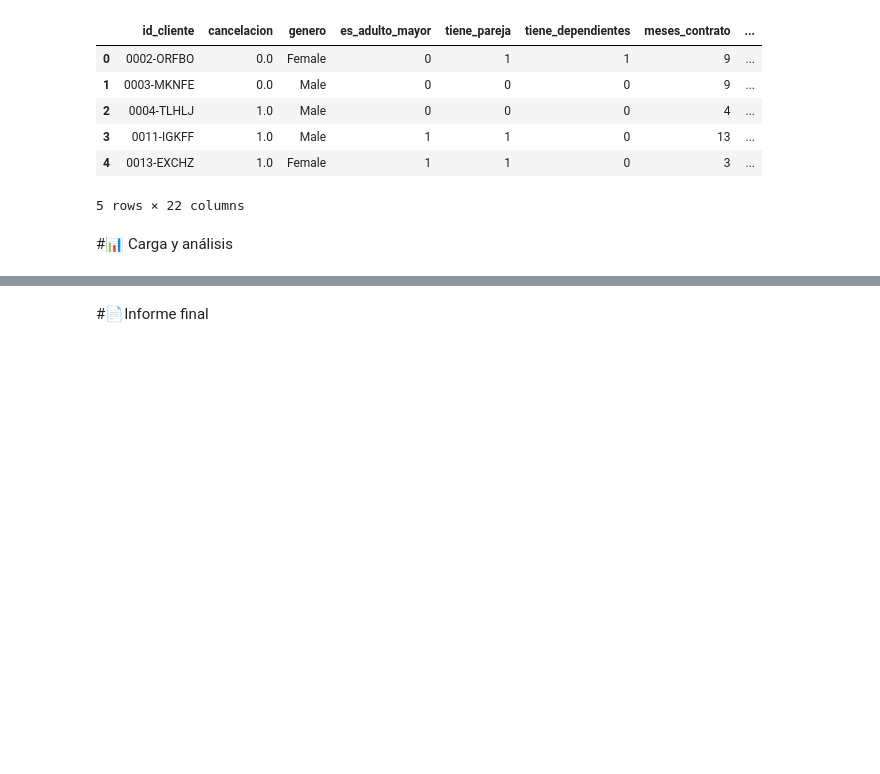
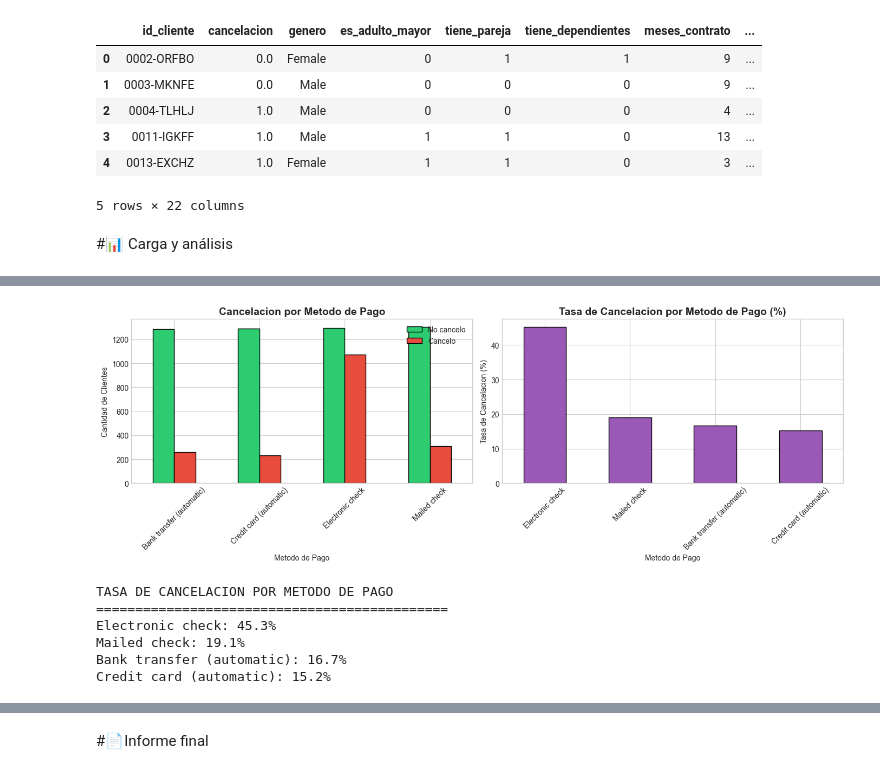
Before and after one commit to vinsmake/telecomx, a Jupyter notebook: TelecomX_LATAM.ipynb, the cells around one changed output, grey strips where cells are left out. Drawn from its saved outputs; the diff is of its cells as text; code cells hidden in the pictures; blank space fills up the shorter version.

```diff
--- a/TelecomX_LATAM.ipynb
+++ b/TelecomX_LATAM.ipynb
@@ -374,0 +528,39 @@ MUESTRA DE LOS PRIMEROS REGISTROS
+# %%
+# ============================================
+# 3.4 Analisis de cancelacion por metodo de pago
+# ============================================
+
+fig, axes = plt.subplots(1, 2, figsize=(14, 5))
+
+# Cancelacion por metodo de pago
+pago_churn = df_limpio.groupby(['metodo_pago', 'cancelacion']).size().unstack(fill_value=0)
+pago_churn.plot(kind='bar', ax=axes[0], color=['#2ecc71', '#e74c3c'], edgecolor='black')
+axes[0].set_title('Cancelacion por Metodo de Pago', fontsize=14, fontweight='bold')
+axes[0].set_xlabel('Metodo de Pago')
+axes[0].set_ylabel('Cantidad de Clientes')
+axes[0].legend(['No cancelo', 'Cancelo'])
+axes[0].tick_params(axis='x', rotation=45)
+
+# Tasa de cancelacion por metodo de pago
+tasa_pago = df_limpio.groupby('metodo_pago')['cancelacion'].mean() * 100
+tasa_pago.sort_values(ascending=False).plot(kind='bar', ax=axes[1], color='#9b59b6', edgecolor='black')
+axes[1].set_title('Tasa de Cancelacion por Metodo de Pago (%)', fontsize=14, fontweight='bold')
+axes[1].set_xlabel('Metodo de Pago')
+axes[1].set_ylabel('Tasa de Cancelacion (%)')
+axes[1].tick_params(axis='x', rotation=45)
+
+plt.tight_layout()
+plt.show()
+
+print("\nTASA DE CANCELACION POR METODO DE PAGO")
+print("=" * 45)
+for pago, tasa in tasa_pago.sort_values(ascending=False).items():
+    print(f"{pago}: {tasa:.1f}%")
+# %% [output]
+[figure, added]
+TASA DE CANCELACION POR METODO DE PAGO
+=============================================
+Electronic check: 45.3%
+Mailed check: 19.1%
+Bank transfer (automatic): 16.7%
+Credit card (automatic): 15.2%
```
Also changed, not shown: parts of 12 cells of this notebook.
